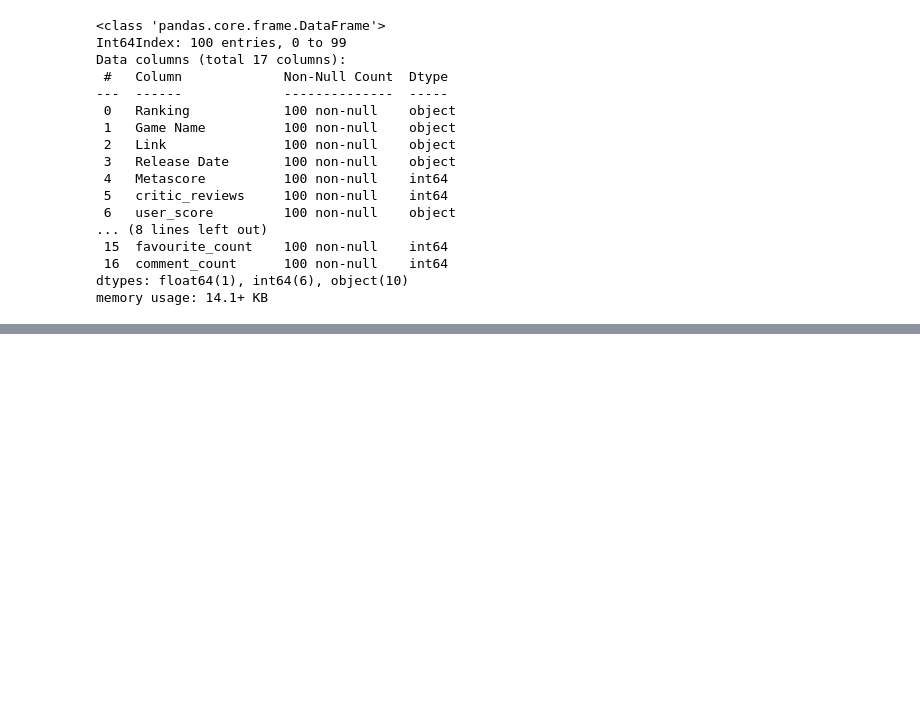
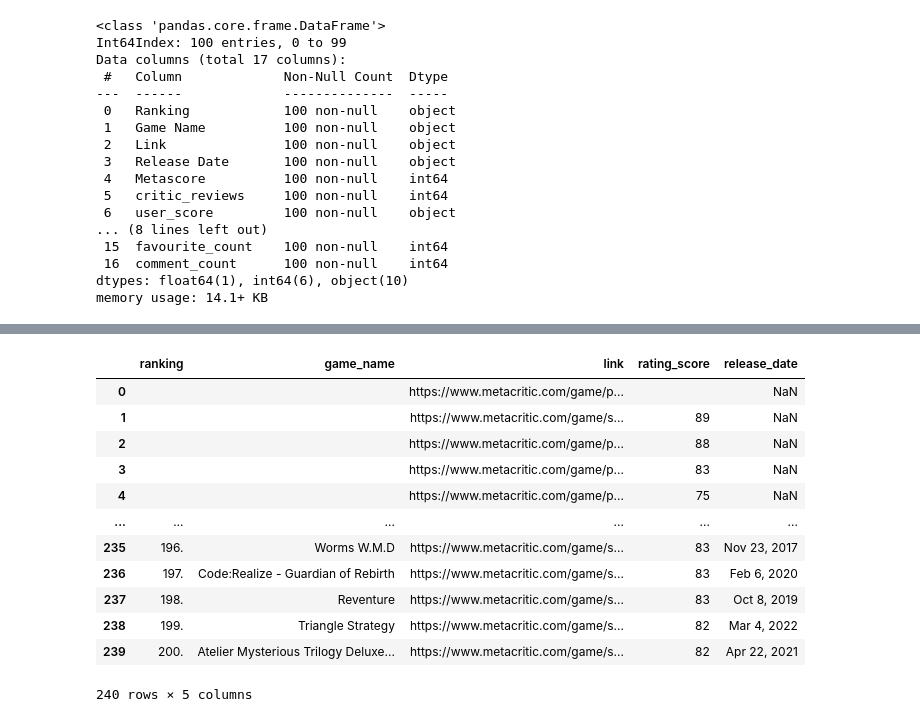
Before and after one commit to dmiao123/DE-Individual-, a Jupyter notebook: Python Work/DE Individual .ipynb, the cells around one changed output, grey strips where cells are left out. Saved outputs shown, nothing was run; the diff lists cells and outputs as text; code cells hidden in the pictures; blank space fills up the shorter version.

```diff
--- a/Python Work/DE Individual .ipynb
+++ b/Python Work/DE Individual .ipynb
@@ -676,0 +824,17 @@ memory usage: 14.1+ KB
+# %%
+game_table = red_aws_csv('switch games top 200.csv')
+game_table
+# %% [output]
+|  | ranking | game_name | link | rating_score | release_date |
+| 0 |  |  | https://www.metacritic.com/game/p... |  | NaN |
+| 1 |  |  | https://www.metacritic.com/game/s... | 89 | NaN |
+| 2 |  |  | https://www.metacritic.com/game/p... | 88 | NaN |
+| 3 |  |  | https://www.metacritic.com/game/p... | 83 | NaN |
+| 4 |  |  | https://www.metacritic.com/game/p... | 75 | NaN |
+| ... | ... | ... | ... | ... | ... |
+| 235 | 196. | Worms W.M.D | https://www.metacritic.com/game/s... | 83 | Nov 23, 2017 |
+| 236 | 197. | Code:Realize - Guardian of Rebirth | https://www.metacritic.com/game/s... | 83 | Feb 6, 2020 |
+| 237 | 198. | Reventure | https://www.metacritic.com/game/s... | 83 | Oct 8, 2019 |
+| 238 | 199. | Triangle Strategy | https://www.metacritic.com/game/s... | 82 | Mar 4, 2022 |
+| 239 | 200. | Atelier Mysterious Trilogy Deluxe... | https://www.metacritic.com/game/s... | 82 | Apr 22, 2021 |
+240 rows × 5 columns
```
Also changed, not shown: parts of 18 cells of this notebook.
